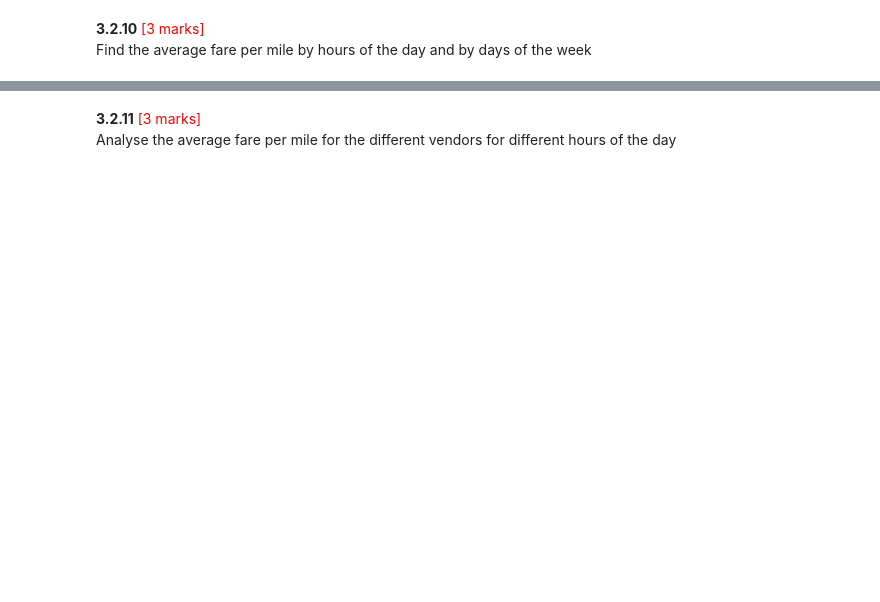
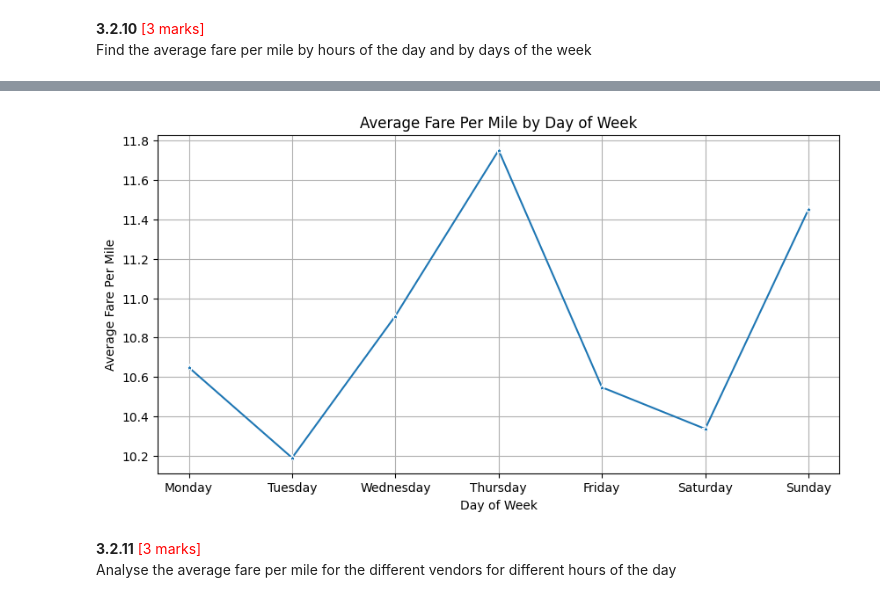
Before and after one commit to gunjanshah80/data_analytics_lab, a Jupyter notebook: EDA/EDA_Assg_NYC_Taxi_Starter-GS-Copy.ipynb, the cells around one changed output, grey strips where cells are left out. Drawn from its saved outputs; the diff is of its cells as text; code cells hidden in the pictures; blank space fills up the shorter version.

```diff
--- a/EDA/EDA_Assg_NYC_Taxi_Starter-GS-Copy.ipynb
+++ b/EDA/EDA_Assg_NYC_Taxi_Starter-GS-Copy.ipynb
@@ -2250,3 +2267,48 @@ Find the average fare per mile by hours of the day and by days of the week
+# %%
+days_order = [
+    'Monday',
+    'Tuesday',
+    'Wednesday',
+    'Thursday',
+    'Friday',
+    'Saturday',
+    'Sunday'
+]
+
+daily_fare_per_mile = (
+    filtered_df.groupby('tpep_pickup_day')
+            .agg(
+                avg_fare_per_mile=('fare_per_mile', 'mean')
+            )
+            .reset_index()
+            .sort_values('tpep_pickup_day')
+)
+
+daily_fare_per_mile['tpep_pickup_day'] = pd.Categorical(
+    daily_fare_per_mile['tpep_pickup_day'],
+    categories=days_order,
+    ordered=True
+)
+
+plt.figure(figsize=(10,5))
+
+sns.lineplot(
+    data=daily_fare_per_mile,
+    x='tpep_pickup_day',
+    y='avg_fare_per_mile',
+    marker='o'
+)
+
+plt.title('Average Fare Per Mile by Day of Week')
+plt.xlabel('Day of Week')
+plt.ylabel('Average Fare Per Mile')
+
+plt.xticks(fontsize=10)
+plt.yticks(fontsize=10)
+plt.grid(True)
+plt.show()
+# %% [output]
+[figure, added]
 # %% [markdown]
 **3.2.11** <font color = red>[3 marks]</font> <br>
 Analyse the average fare per mile for the different vendors for different hours of the day
```
Also changed, not shown: parts of 6 cells of this notebook.
